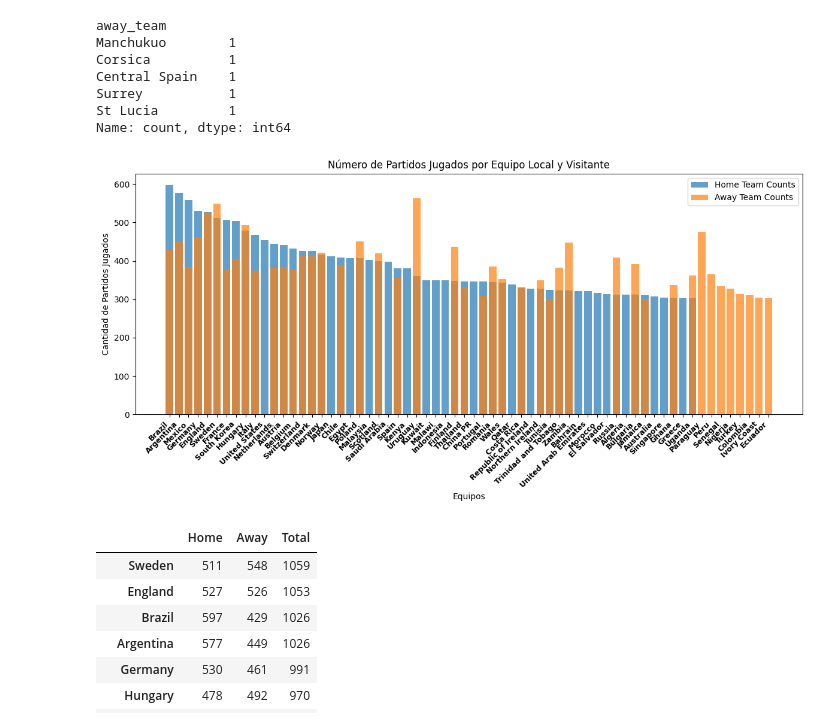
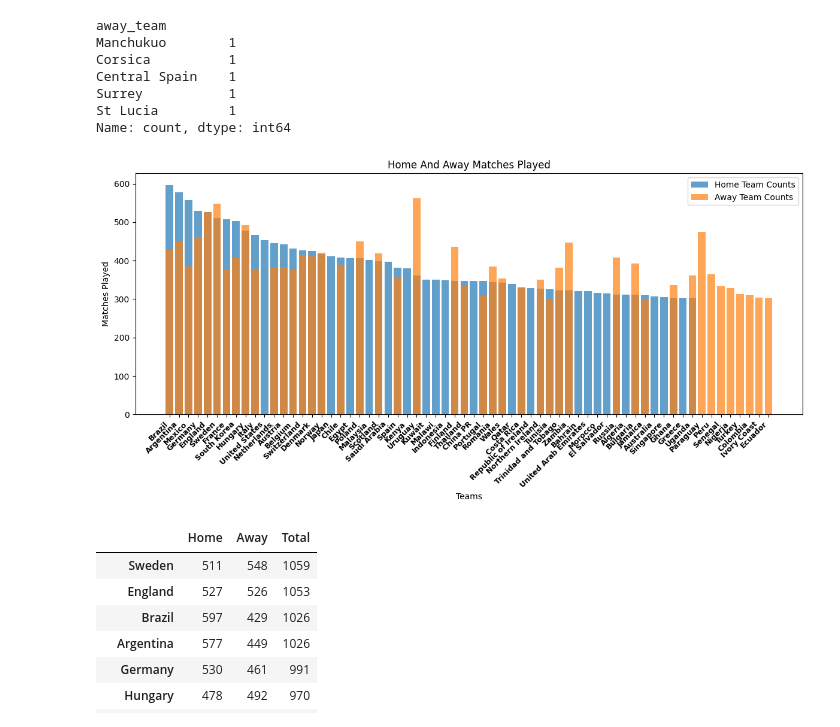
Before and after one commit to RobVMdeO/International-Football, a Jupyter notebook: IntFut.ipynb, the cells around one changed output. Drawn from its saved outputs; the diff is of its cells as text; code cells hidden in the pictures.

```diff
--- a/IntFut.ipynb
+++ b/IntFut.ipynb
@@ -146,36 +140,36 @@ Surrey           1
 St Lucia         1
 Name: count, dtype: int64
 # %%
-# Equipos locales y visitantes que tienen al menos 300 partidos
+# Teams with at least 300 games
 top_home_team_counts = home_team_counts[home_team_counts >= 300]
 top_away_team_counts = away_team_counts[away_team_counts >= 300]
 
-# Figura y ejes para el gráfico
+# Figure and axes for the plot
 fig, ax = plt.subplots(figsize=(12, 6))
 
-# Graficar la cantidad de partidos jugados por el equipo local y visitante
+# Plot the number of matches played by the home and away teams
 ax.bar(top_home_team_counts.index, top_home_team_counts.values, label='Home Team Counts', alpha=0.7)
 ax.bar(top_away_team_counts.index, top_away_team_counts.values, label='Away Team Counts', alpha=0.7)
 
-# Aumentar el espacio para las etiquetas del eje X
+# Increase spacing for X-axis labels
 plt.subplots_adjust(bottom=0.3)
 
-# Reducir el tamaño de la fuente de las etiquetas del eje X y rotarlas para que sean legibles
+# Reduce font size of X-axis labels and rotate them for readability
 plt.xticks(fontsize=9, rotation=45, ha='right', fontweight='bold')
 
-# Agregar título y etiquetas de los ejes
-plt.title('Número de Partidos Jugados por Equipo Local y Visitante')
-plt.xlabel('Equipos')
-plt.ylabel('Cantidad de Partidos Jugados')
+# Add title and axis labels
+plt.title('Home And Away Matches Played')
+plt.xlabel('Teams')
+plt.ylabel('Matches Played')
 
-# Mostrar la leyenda
+# Show the legend
 plt.legend()
 
-# Mostrar el gráfico
+# Display the plot
 plt.tight_layout()
 plt.show()
 # %% [output]
-[figure, old version]
+[figure, new version]
 # %%
 # Combine the counts into a single table
 total_games_played = pd.concat([home_team_counts, away_team_counts], axis=1, keys=['Home', 'Away'])
```
Also changed, not shown: parts of 15 cells of this notebook.
